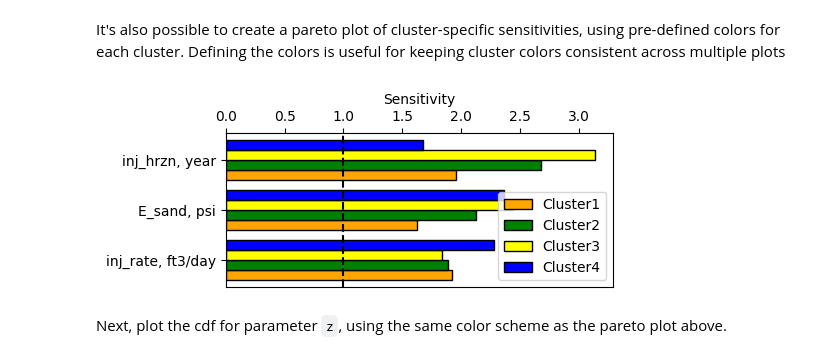
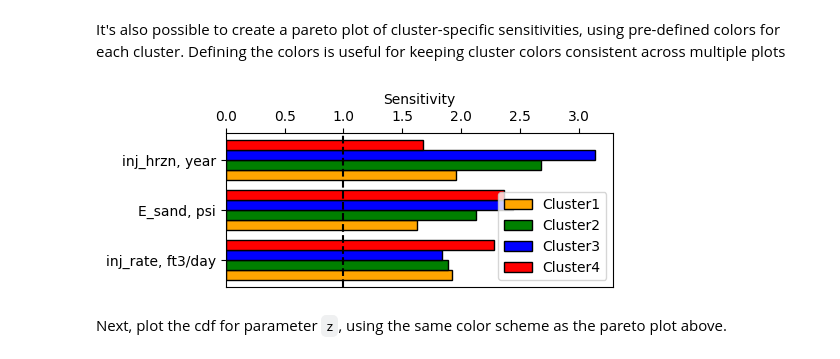
Before and after one commit to AndyStudio/pyDGSA, a Jupyter notebook: SA_3d_detailed_newdata.ipynb, the cells around one changed output. Drawn from its saved outputs; the diff is of its cells as text; code cells hidden in the pictures.

```diff
--- a/SA_3d_detailed_newdata.ipynb
+++ b/SA_3d_detailed_newdata.ipynb
@@ -311,13 +311,13 @@ fig, ax = vert_pareto_plot(mean_sensitivity, np_plot='+1', confidence=True)
 It's also possible to create a pareto plot of cluster-specific sensitivities, using pre-defined colors for each cluster. Defining the colors is useful for keeping cluster colors consistent across multiple plots
 # %%
 # Define the colors for each cluster
-cluster_colors = ['orange', 'green', 'yellow', 'blue']
+cluster_colors = ['orange', 'green', 'blue', 'red', 'black']
 
 # Only plot 3 parameters total to save space (np_plot=3)
 fig, ax = vert_pareto_plot(cluster_sensitivity, np_plot=3, fmt='cluster_avg',
                            colors=cluster_colors)
 # %% [output]
-[figure, old version]
+[figure, new version]
 # %% [markdown]
 Next, plot the cdf for parameter `z`, using the same color scheme as the pareto plot above.
 # %%
```
Also changed, not shown: parts of 4 cells of this notebook, 5 other files.
